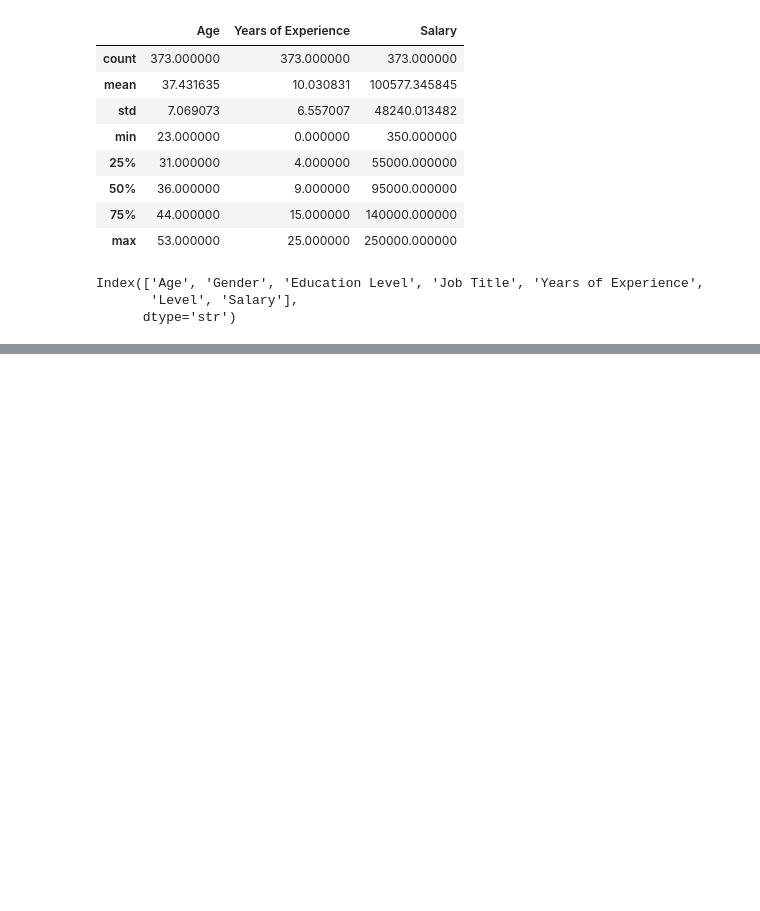
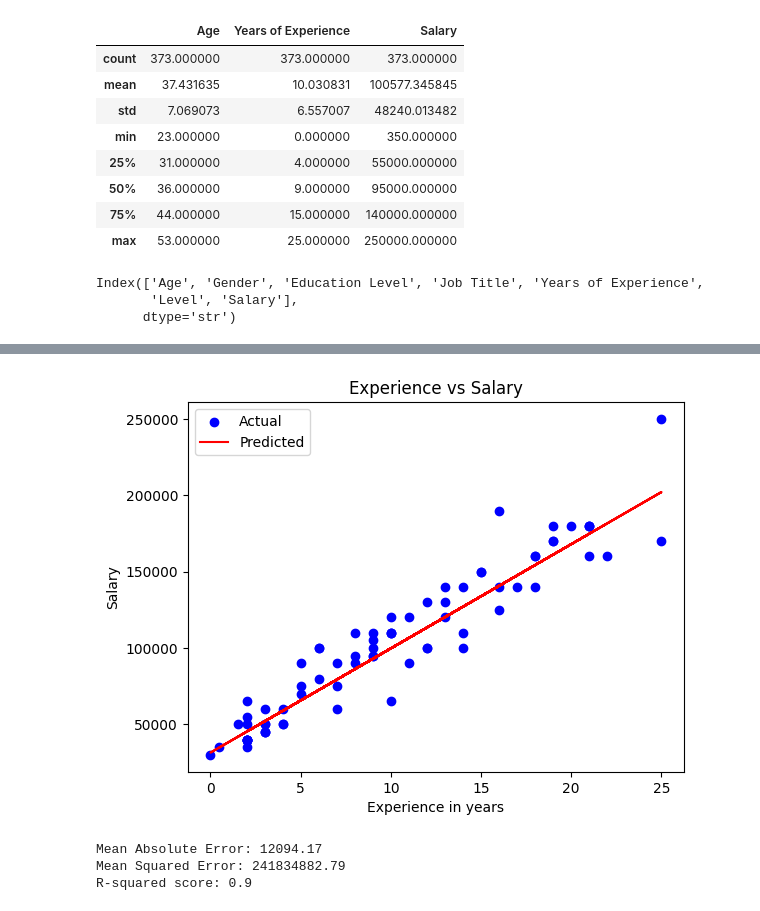
Before and after one commit to sivareddy-001/project_2, a Jupyter notebook: Cleaning.ipynb, the cells around one changed output, grey strips where cells are left out. Saved outputs shown, nothing was run; the diff lists cells and outputs as text; code cells hidden in the pictures; blank space fills up the shorter version.

Commit message:
Complete Prediction by using Linear Regression model

```diff
--- a/Cleaning.ipynb
+++ b/Cleaning.ipynb
@@ -64,0 +116,2 @@ Index(['Age', 'Gender', 'Education Level', 'Job Title', 'Years of Experience',
+# %%
+x_train, x_test, y_train, y_test = train_test_split(x, y, test_size=0.2, random_state=42)
@@ -64,0 +159,10 @@ Index(['Age', 'Gender', 'Education Level', 'Job Title', 'Years of Experience',
+# %%
+# Convert categorical variables to dummy variables
+x_train = pd.get_dummies(x_train, drop_first=True)
+x_test = pd.get_dummies(x_test, drop_first=True)
+
+x_train, x_test = x_train.align(x_test, join='left', axis=1, fill_value=0)
+# %%
+# Define & create slr
+lr = LinearRegression()
+lr.fit(x_train, y_train)
@@ -64,0 +171,4 @@ Index(['Age', 'Gender', 'Education Level', 'Job Title', 'Years of Experience',
+# %%
+# Make prediction
+y_pred = lr.predict(x_test).round(2)
+y_pred
@@ -64,0 +207,30 @@ Index(['Age', 'Gender', 'Education Level', 'Job Title', 'Years of Experience',
+# %%
+# visualize the regression line
+# Plot the actual data points
+plt.scatter(x_test['Years of Experience'], y_test, color='blue', label='Actual')
+plt.plot(x_test['Years of Experience'], y_pred, color='red', label='Predicted')
+
+plt.xlabel('Experience in years')
+plt.ylabel('Salary')
+plt.title('Experience vs Salary')
+plt.legend()
+plt.show()
+# %% [output]
+[figure, added]
+# %%
+# Evaluate the model
+# Calculate Mean Absolute Error (MAE)
+mae = mean_absolute_error(y_test, y_pred).__round__(2)
+print(f"Mean Absolute Error: {mae}")
+
+# Calculate Mean Squared Error (MSE)
+mse = mean_squared_error(y_test, y_pred).__round__(2)
+print(f"Mean Squared Error: {mse}")
+
+# Calculate R-squared score
+r2 = r2_score(y_test, y_pred).__round__(2)
+print(f"R-squared score: {r2}")
+# %% [output]
+Mean Absolute Error: 12094.17
+Mean Squared Error: 241834882.79
+R-squared score: 0.9
```
Also changed, not shown: parts of 14 cells of this notebook.
